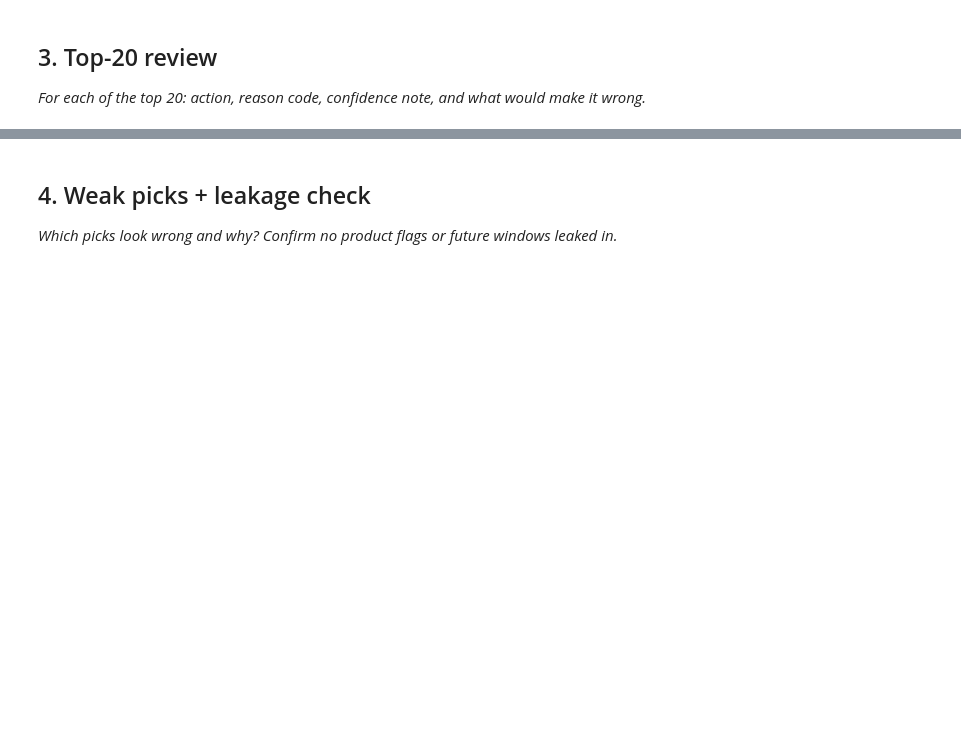
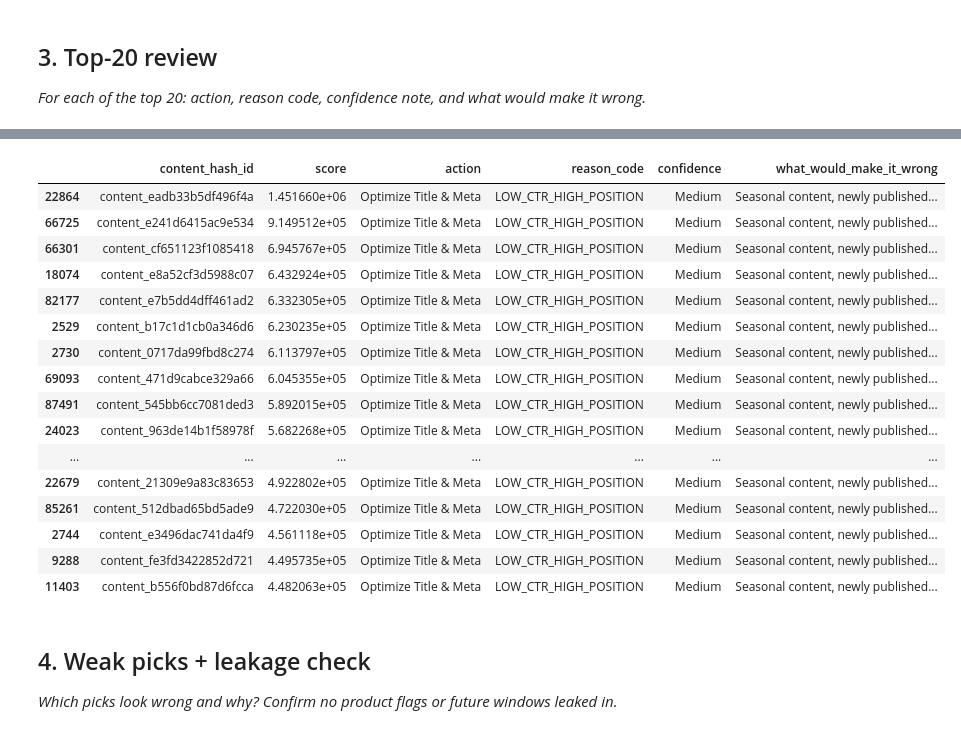
Before and after one commit to kaifahmad236/flyrank-ml-internship, a Jupyter notebook: work/notebooks/w04_baseline_score.ipynb, the cells around one changed output, grey strips where cells are left out. Saved outputs shown, nothing was run; the diff lists cells and outputs as text; code cells hidden in the pictures; blank space fills up the shorter version.

```diff
--- a/work/notebooks/w04_baseline_score.ipynb
+++ b/work/notebooks/w04_baseline_score.ipynb
@@ -27,6 +213,44 @@ This skeleton is yours to fill. Work the sections **in order** — each one has
 # %%
 # This cell is for CODE (numbers, a query, a check).
 # Write your text answer in the cell ABOVE this one — typing sentences here breaks Run All.
+top20 = df.head(20).copy()
+
+top20["confidence"] = "Medium"
+
+top20["what_would_make_it_wrong"] = (
+    "Seasonal content, newly published pages, or temporary traffic fluctuations."
+)
+
+display(
+top20[
+[
+"content_hash_id",
+"score",
+"action",
+"reason_code",
+"confidence",
+"what_would_make_it_wrong"
+]
+]
+)
+# %% [output]
+|  | content_hash_id | score | action | reason_code | confidence | what_would_make_it_wrong |
+| 22864 | content_eadb33b5df496f4a | 1.451660e+06 | Optimize Title & Meta | LOW_CTR_HIGH_POSITION | Medium | Seasonal content, newly published... |
+| 66725 | content_e241d6415ac9e534 | 9.149512e+05 | Optimize Title & Meta | LOW_CTR_HIGH_POSITION | Medium | Seasonal content, newly published... |
+| 66301 | content_cf651123f1085418 | 6.945767e+05 | Optimize Title & Meta | LOW_CTR_HIGH_POSITION | Medium | Seasonal content, newly published... |
+| 18074 | content_e8a52cf3d5988c07 | 6.432924e+05 | Optimize Title & Meta | LOW_CTR_HIGH_POSITION | Medium | Seasonal content, newly published... |
+| 82177 | content_e7b5dd4dff461ad2 | 6.332305e+05 | Optimize Title & Meta | LOW_CTR_HIGH_POSITION | Medium | Seasonal content, newly published... |
+| 2529 | content_b17c1d1cb0a346d6 | 6.230235e+05 | Optimize Title & Meta | LOW_CTR_HIGH_POSITION | Medium | Seasonal content, newly published... |
+| 2730 | content_0717da99fbd8c274 | 6.113797e+05 | Optimize Title & Meta | LOW_CTR_HIGH_POSITION | Medium | Seasonal content, newly published... |
+| 69093 | content_471d9cabce329a66 | 6.045355e+05 | Optimize Title & Meta | LOW_CTR_HIGH_POSITION | Medium | Seasonal content, newly published... |
+| 87491 | content_545bb6cc7081ded3 | 5.892015e+05 | Optimize Title & Meta | LOW_CTR_HIGH_POSITION | Medium | Seasonal content, newly published... |
+| 24023 | content_963de14b1f58978f | 5.682268e+05 | Optimize Title & Meta | LOW_CTR_HIGH_POSITION | Medium | Seasonal content, newly published... |
+| ... | ... | ... | ... | ... | ... | ... |
+| 22679 | content_21309e9a83c83653 | 4.922802e+05 | Optimize Title & Meta | LOW_CTR_HIGH_POSITION | Medium | Seasonal content, newly published... |
+| 85261 | content_512dbad65bd5ade9 | 4.722030e+05 | Optimize Title & Meta | LOW_CTR_HIGH_POSITION | Medium | Seasonal content, newly published... |
+| 2744 | content_e3496dac741da4f9 | 4.561118e+05 | Optimize Title & Meta | LOW_CTR_HIGH_POSITION | Medium | Seasonal content, newly published... |
+| 9288 | content_fe3fd3422852d721 | 4.495735e+05 | Optimize Title & Meta | LOW_CTR_HIGH_POSITION | Medium | Seasonal content, newly published... |
+| 11403 | content_b556f0bd87d6fcca | 4.482063e+05 | Optimize Title & Meta | LOW_CTR_HIGH_POSITION | Medium | Seasonal content, newly published... |
 # %% [markdown]
 ## 4. Weak picks + leakage check
 
```
Also changed, not shown: parts of 10 cells of this notebook.
